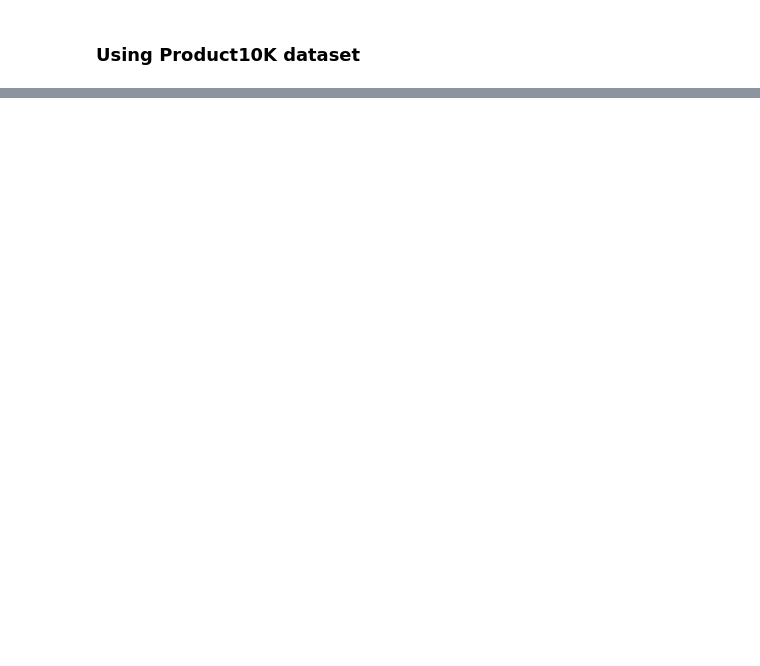
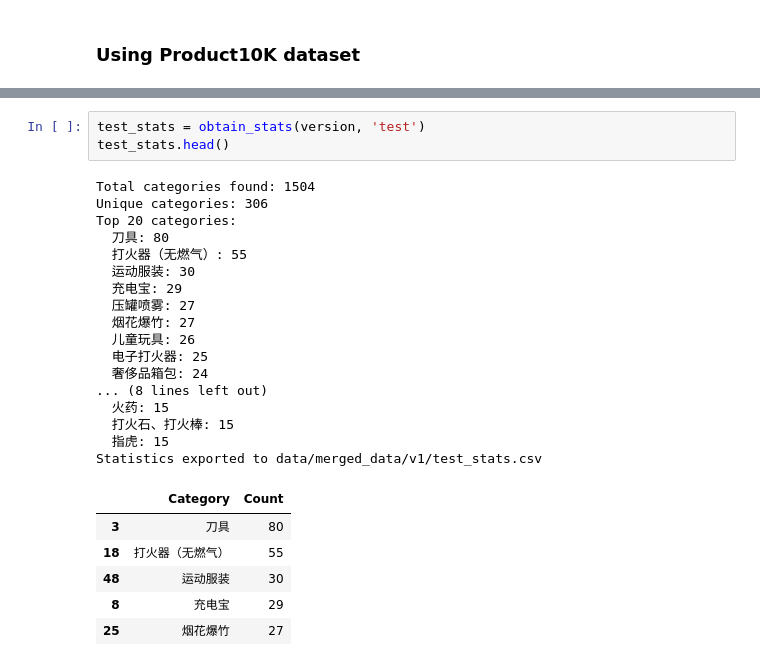
Before and after one commit to Chevolier/nova-image-tagging, a Jupyter notebook: prepare_data.ipynb, the cells around one changed output, grey strips where cells are left out. Drawn from its saved outputs; the diff is of its cells as text; blank space fills up the shorter version.

```diff
--- a/prepare_data.ipynb
+++ b/prepare_data.ipynb
@@ -1052,0 +2002,27 @@ Done!
+# %%
+test_stats = obtain_stats(version, 'test')
+test_stats.head()
+# %% [output]
+Total categories found: 1504
+Unique categories: 306
+Top 20 categories:
+  刀具: 80
+  打火器（无燃气）: 55
+  运动服装: 30
+  充电宝: 29
+  压罐喷雾: 27
+  烟花爆竹: 27
+  儿童玩具: 26
+  电子打火器: 25
+  奢侈品箱包: 24
+... (8 lines left out)
+  火药: 15
+  打火石、打火棒: 15
+  指虎: 15
+Statistics exported to data/merged_data/v1/test_stats.csv
+|  | Category | Count |
+| 3 | 刀具 | 80 |
+| 18 | 打火器（无燃气） | 55 |
+| 48 | 运动服装 | 30 |
+| 8 | 充电宝 | 29 |
+| 25 | 烟花爆竹 | 27 |
```
Also changed, not shown: parts of 33 cells of this notebook, 3 other files.
